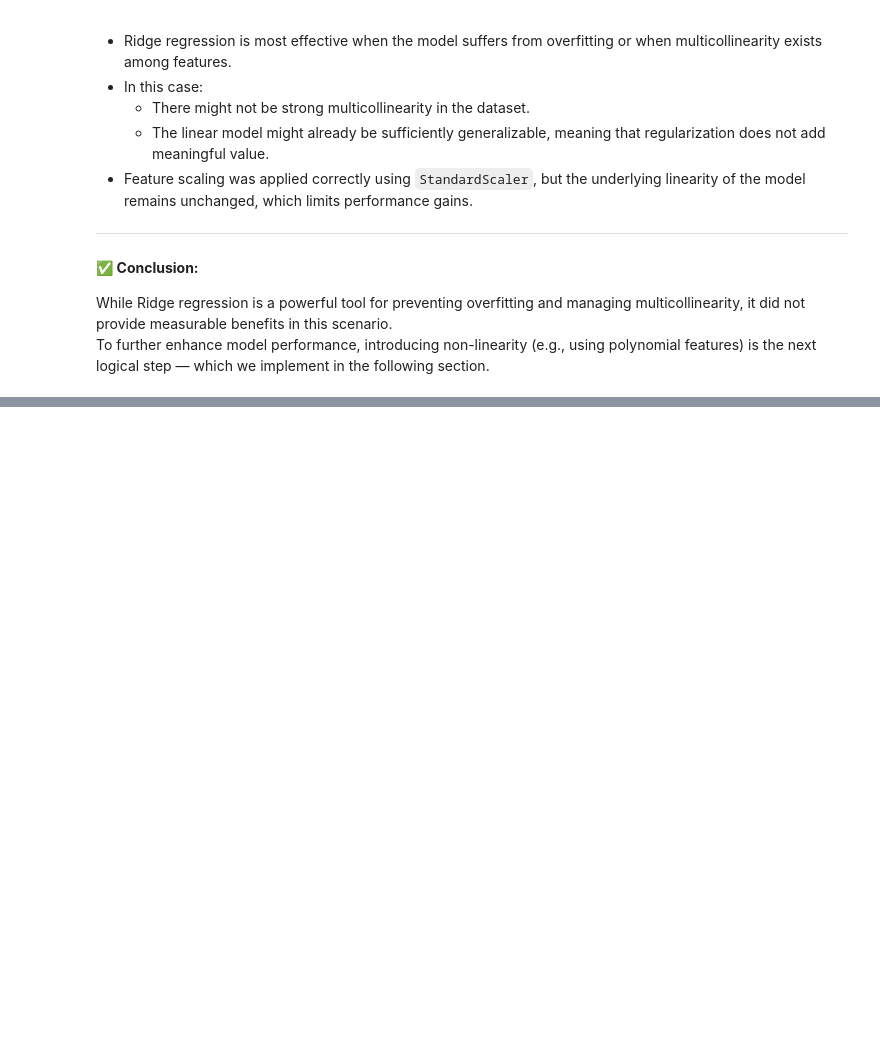
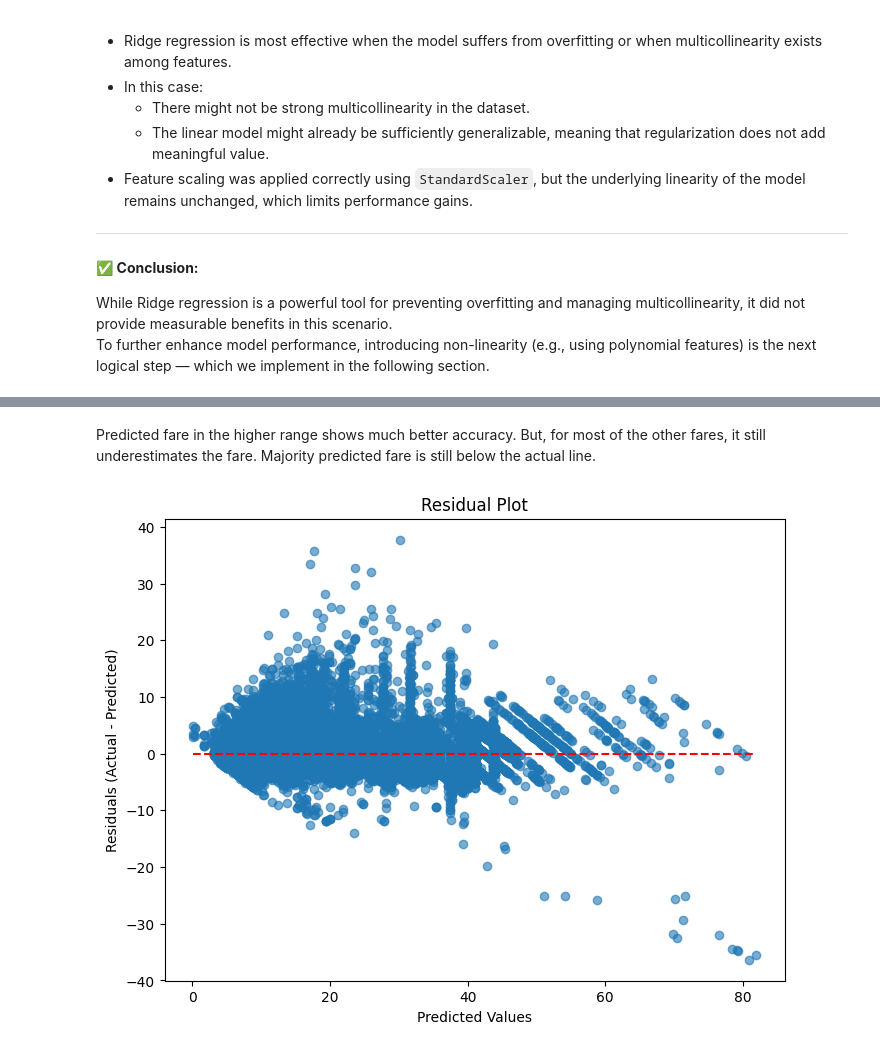
Before and after one commit to Mahir-Uddin0/Uber-Fare-Prediction, a Jupyter notebook: Notebooks/Fare prediction.ipynb, the cells around one changed output, grey strips where cells are left out. Cells and saved outputs as stored; diff of their text form; code cells hidden in the pictures; blank space fills up the shorter version.

```diff
--- a/Notebooks/Fare prediction.ipynb
+++ b/Notebooks/Fare prediction.ipynb
@@ -344,0 +389,14 @@ To further enhance model performance, introducing non-linearity (e.g., using pol
+# %% [markdown]
+Predicted fare in the higher range shows much better accuracy. But, for most of the other fares, it still underestimates the fare. Majority predicted fare is still below the actual line.
+# %%
+residuals_p = y_test_p - y_pred_p
+
+plt.figure(figsize=(8, 6))
+plt.scatter(y_pred_p, residuals_p, alpha=0.6)
+plt.hlines(0, xmin=y_pred_p.min(), xmax=y_pred_p.max(), colors='r', linestyles='dashed')
+plt.xlabel('Predicted Values')
+plt.ylabel('Residuals (Actual - Predicted)')
+plt.title('Residual Plot')
+plt.show()
+# %% [output]
+[figure, added]
```
Also changed, not shown: parts of 9 cells of this notebook.
